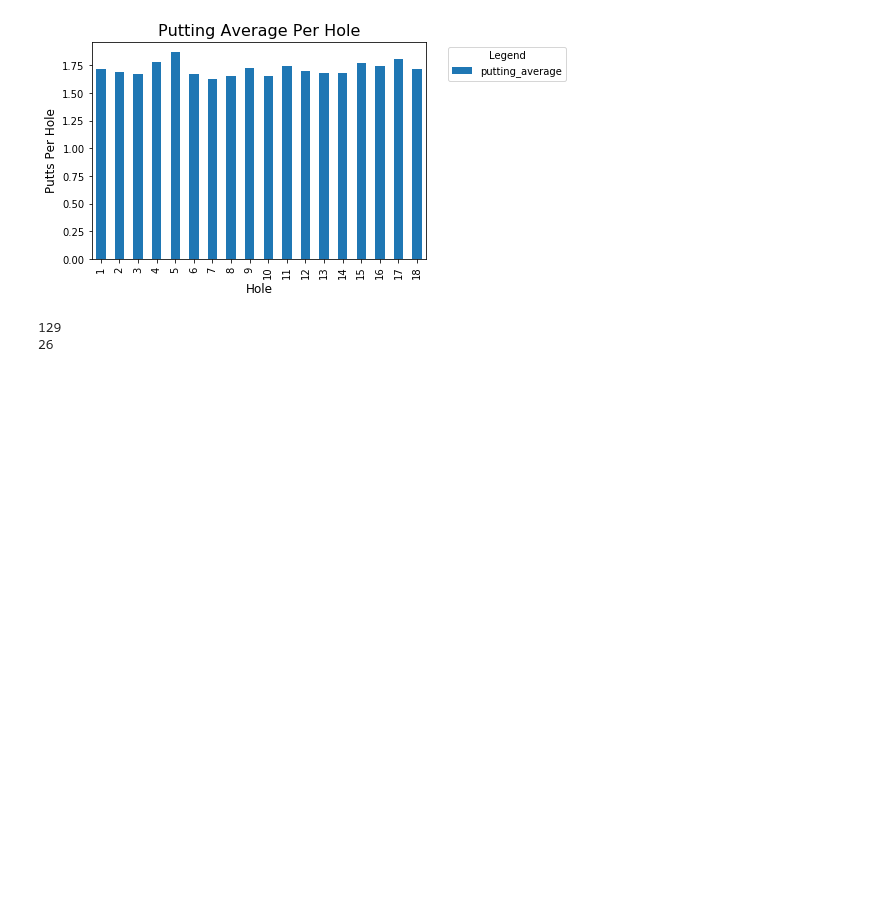
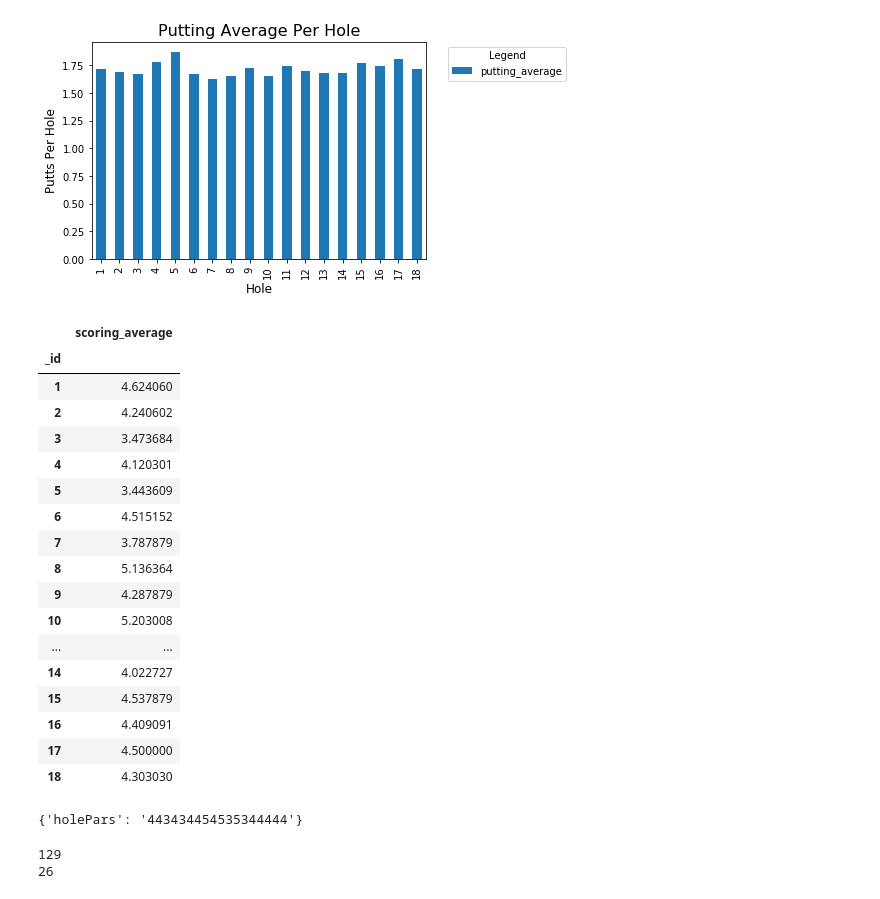
Before and after one commit to michaelkrakovsky/My_Golf_Journey, a Jupyter notebook: src/bin/performance_stories/Caledon_Woods.ipynb, the cells around one changed output. Saved outputs shown, nothing was run; the diff lists cells and outputs as text; code cells hidden in the pictures; blank space fills up the shorter version.

Commit message:
New: Normalisation, hole difference

```diff
--- a/src/bin/performance_stories/Caledon_Woods.ipynb
+++ b/src/bin/performance_stories/Caledon_Woods.ipynb
@@ -39,6 +39,37 @@ plt.title('Putting Average Per Hole', fontsize=16)
 # %% [output]
 Text(0.5, 1.0, 'Putting Average Per Hole')
 [figure]
+# %%
+df = s.get_scoring_avg_by_hole(17772)
+df
+# %% [output]
+|  | scoring_average |
+| _id |  |
+| 1 | 4.624060 |
+| 2 | 4.240602 |
+| 3 | 3.473684 |
+| 4 | 4.120301 |
+| 5 | 3.443609 |
+| 6 | 4.515152 |
+| 7 | 3.787879 |
+| 8 | 5.136364 |
+| 9 | 4.287879 |
+| 10 | 5.203008 |
+| ... | ... |
+| 14 | 4.022727 |
+| 15 | 4.537879 |
+| 16 | 4.409091 |
+| 17 | 4.500000 |
+| 18 | 4.303030 |
+# %%
+list(s.collection.aggregate([
+	{"$match": {"courseSnapshots.courseGlobalId": 17772,
+		        "scorecardDetails.scorecard.holesCompleted" : 9}},
+	{"$unwind": "$courseSnapshots"},
+	{"$project": {"_id": 0, "holePars": "$courseSnapshots.holePars"}}
+	]))[0]
+# %% [output]
+{'holePars': '443434454535344444'}
 # %%
 caledon_rounds = list(s.collection.aggregate([
     {"$match": {"courseSnapshots.courseGlobalId": 17772,
```
Also changed, not shown: 1 other file.
